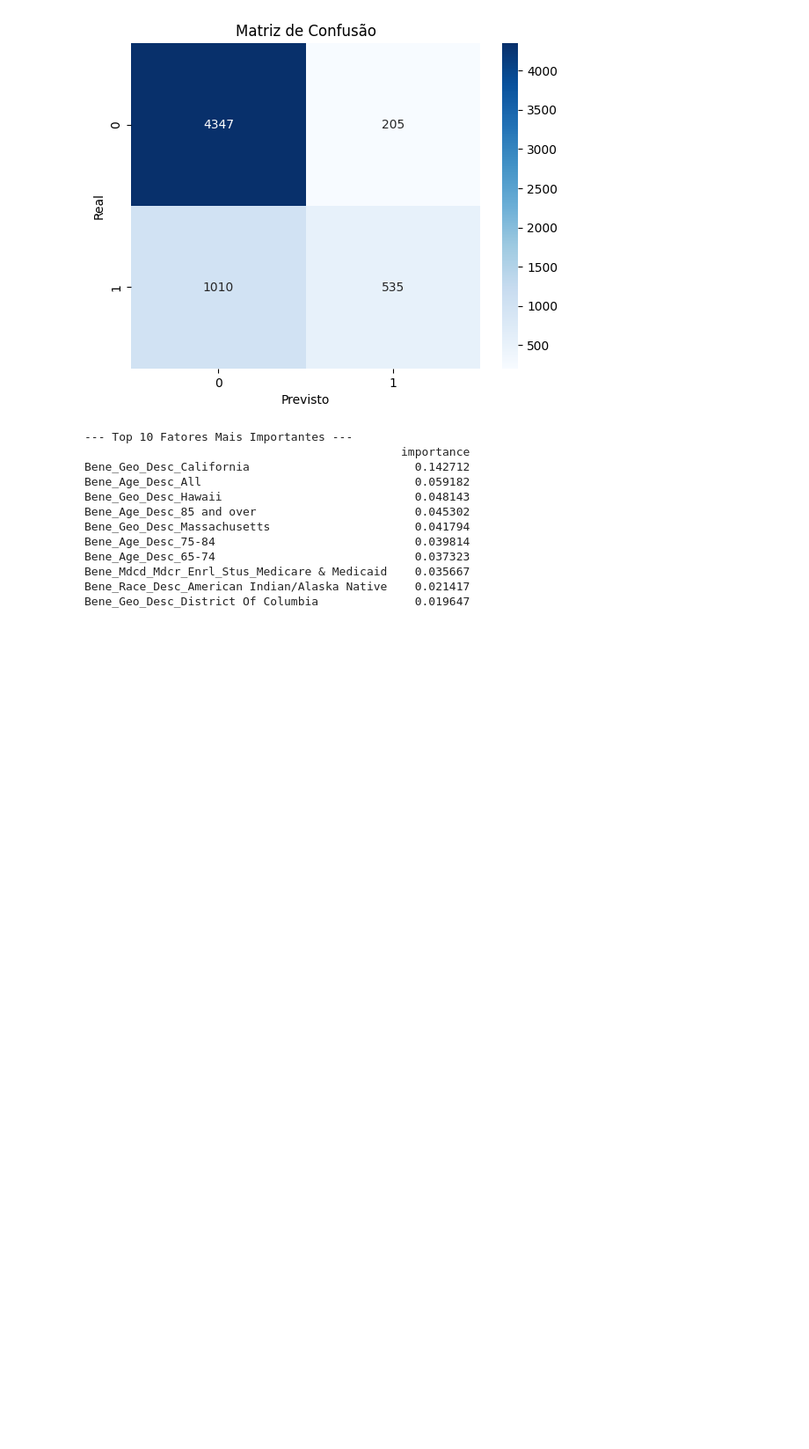
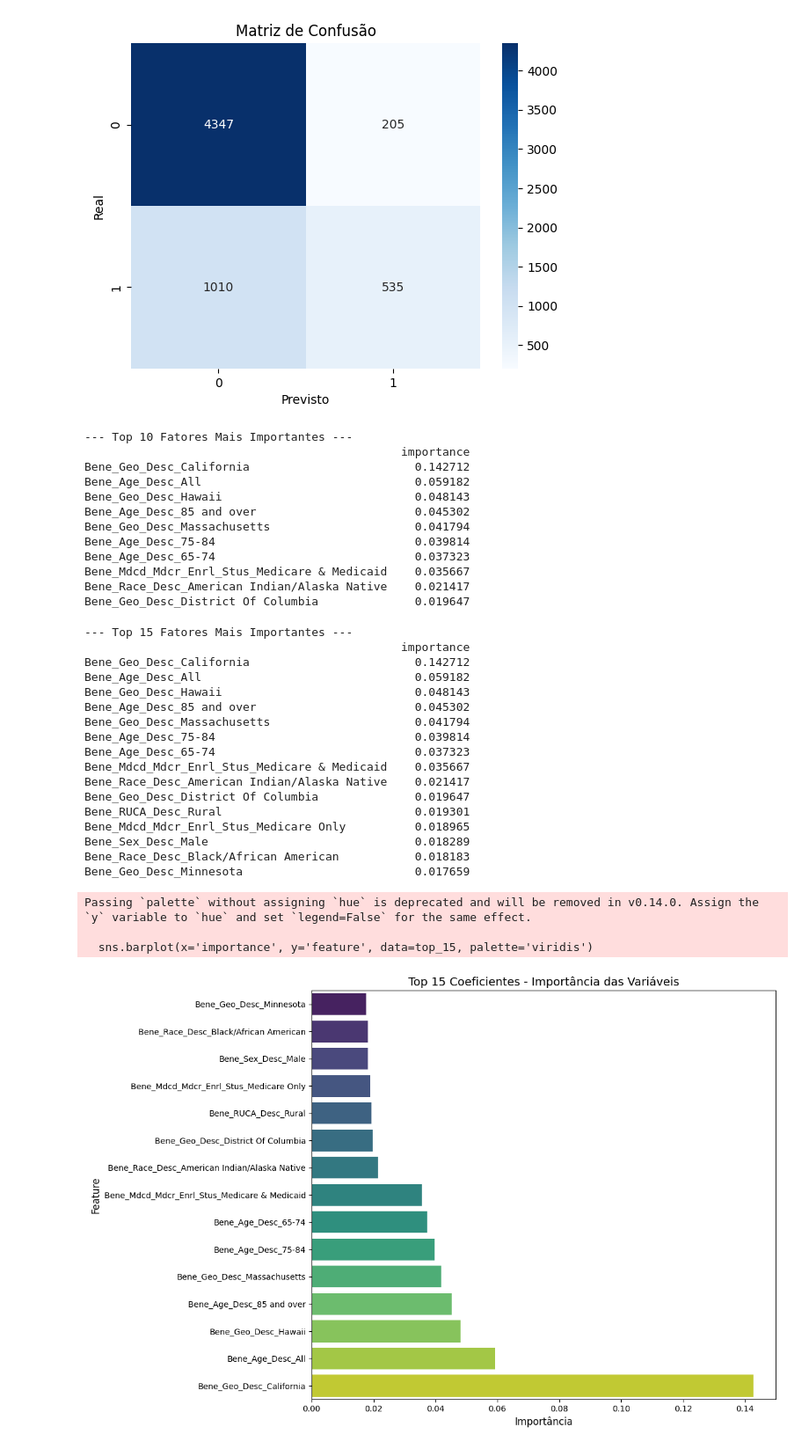
Before and after one commit to vinirex/IA---ML---Sprint1e2, a Jupyter notebook: telemed.ipynb, the cells around one changed output. Shown: that part at 88% size. Drawn from its saved outputs; the diff is of its cells as text; code cells hidden in the pictures; blank space fills up the shorter version.

```diff
--- a/telemed.ipynb
+++ b/telemed.ipynb
@@ -132,3 +169,51 @@ Bene_Age_Desc_65-74                             0.037323
 Bene_Mdcd_Mdcr_Enrl_Stus_Medicare & Medicaid    0.035667
 Bene_Race_Desc_American Indian/Alaska Native    0.021417
 Bene_Geo_Desc_District Of Columbia              0.019647
+# %%
+# 7. IMPORTÂNCIA DAS VARIÁVEIS - TOP 15 COEFICIENTES
+# ---------------------------------------------------------
+feature_importances = pd.DataFrame(
+    clf.feature_importances_,
+    index=X_train.columns,
+    columns=['importance']
+).sort_values('importance', ascending=False)
+
+print("\n--- Top 15 Fatores Mais Importantes ---")
+print(feature_importances.head(15))
+
+# Visualizar top 15 importâncias
+plt.figure(figsize=(12, 8))
+top_15 = feature_importances.head(15).sort_values('importance', ascending=True)
+
+# reset_index para transformar o índice (nomes das features) em coluna,
+# assim podemos referenciá-la por nome ao passar data=top_15 para seaborn
+top_15 = top_15.reset_index().rename(columns={'index': 'feature'})
+
+sns.barplot(x='importance', y='feature', data=top_15, palette='viridis')
+plt.title('Top 15 Coeficientes - Importância das Variáveis', fontsize=14)
+plt.xlabel('Importância', fontsize=12)
+plt.ylabel('Feature', fontsize=12)
+plt.tight_layout()
+plt.show()
+# %% [output]
+--- Top 15 Fatores Mais Importantes ---
+                                              importance
+Bene_Geo_Desc_California                        0.142712
+Bene_Age_Desc_All                               0.059182
+Bene_Geo_Desc_Hawaii                            0.048143
+Bene_Age_Desc_85 and over                       0.045302
+Bene_Geo_Desc_Massachusetts                     0.041794
+Bene_Age_Desc_75-84                             0.039814
+Bene_Age_Desc_65-74                             0.037323
+Bene_Mdcd_Mdcr_Enrl_Stus_Medicare & Medicaid    0.035667
+Bene_Race_Desc_American Indian/Alaska Native    0.021417
+Bene_Geo_Desc_District Of Columbia              0.019647
+Bene_RUCA_Desc_Rural                            0.019301
+Bene_Mdcd_Mdcr_Enrl_Stus_Medicare Only          0.018965
+Bene_Sex_Desc_Male                              0.018289
+Bene_Race_Desc_Black/African American           0.018183
+Bene_Geo_Desc_Minnesota                         0.017659
+Passing `palette` without assigning `hue` is deprecated and will be removed in v0.14.0. Assign the `y` variable to `hue` and set `legend=False` for the same effect.
+
+  sns.barplot(x='importance', y='feature', data=top_15, palette='viridis')
+[figure, added]
```
Also changed, not shown: parts of 2 cells of this notebook, 4 other files.
